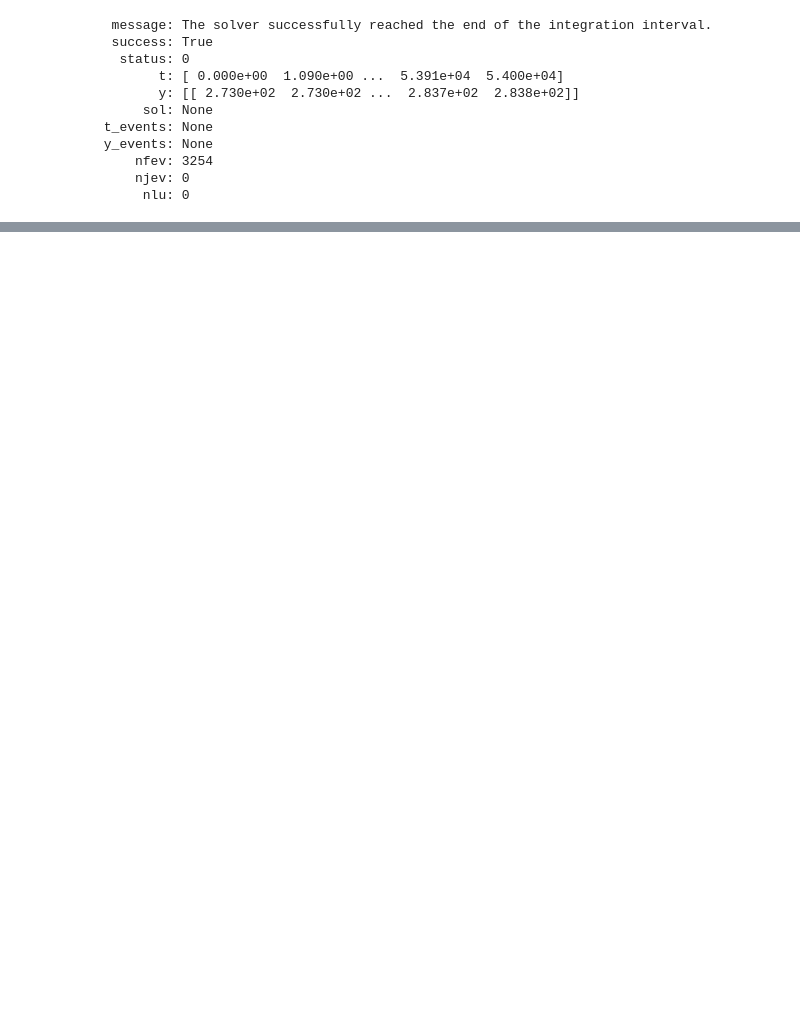
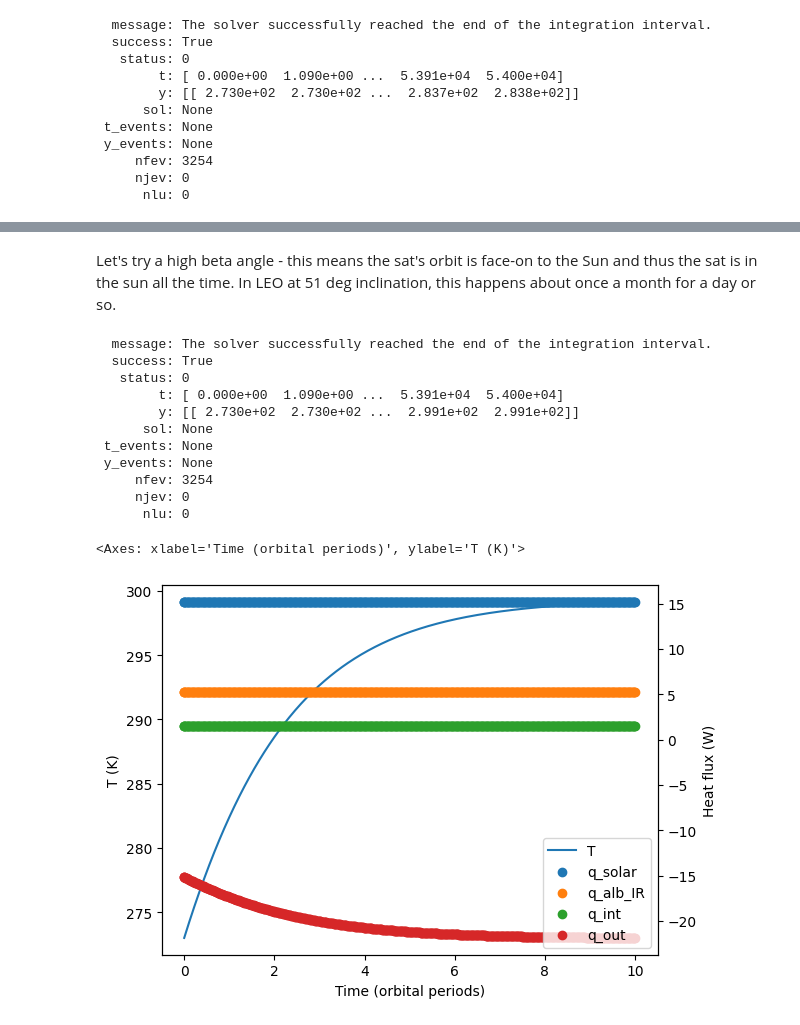
Before and after one commit to YUAA-CubeSat/YUAA_CubeSat_TFEM, a Jupyter notebook: simple_sim.ipynb, the cells around one changed output, grey strips where cells are left out. Cells and saved outputs as stored; diff of their text form; code cells hidden in the pictures; blank space fills up the shorter version.

Commit message:
Finish simple_sim with minor plotting edits

```diff
--- a/simple_sim.ipynb
+++ b/simple_sim.ipynb
@@ -81,0 +84,35 @@ plot_elt_T_q_flows(res.t, res.y[0], elts[0], orbital_period=(90*u.min).to(u.s).m
+# %% [markdown]
+Let's try a high beta angle - this means the sat's orbit is face-on to the Sun and thus the sat is in the sun all the time. In LEO at 51 deg inclination, this happens about once a month for a day or so.
+# %%
+elts = [
+    UniformLumpedMass(
+        m=CUBESAT_MASS,
+        A_rad=CUBESAT_TOTAL_EXT_AREA,
+        a=SOLAR_PANEL_ABSORPTANCE*.8 + AL_ABSORPTANCE*.1 + FR4_ABSORPTANCE*.1,
+        e=SOLAR_PANEL_EMISSIVITY*.8 + AL_EMISSIVITY*.1 + FR4_EMISSIVITY*.1,
+        q_int=CUBESAT_POWER_CONSUMPTION,
+        F=0.2,
+        store_history = True
+    )
+]
+orbit = BetaCircularOrbit(500*u.km, 90*u.min, 80*np.pi/180)
+res = propagate_thermal_fem(
+    elts, orbit, (0, 10*90*60),
+    atol=0.05, max_step=100
+)
+print(res)
+plot_elt_T_q_flows(res.t, res.y[0], elts[0], orbital_period=(90*u.min).to(u.s).magnitude)
+# %% [output]
+  message: The solver successfully reached the end of the integration interval.
+  success: True
+   status: 0
+        t: [ 0.000e+00  1.090e+00 ...  5.391e+04  5.400e+04]
+        y: [[ 2.730e+02  2.730e+02 ...  2.991e+02  2.991e+02]]
+      sol: None
+ t_events: None
+ y_events: None
+     nfev: 3254
+     njev: 0
+      nlu: 0
+<Axes: xlabel='Time (orbital periods)', ylabel='T (K)'>
+[figure, added]
```
Also changed, not shown: parts of 3 cells of this notebook, 1 other file.
